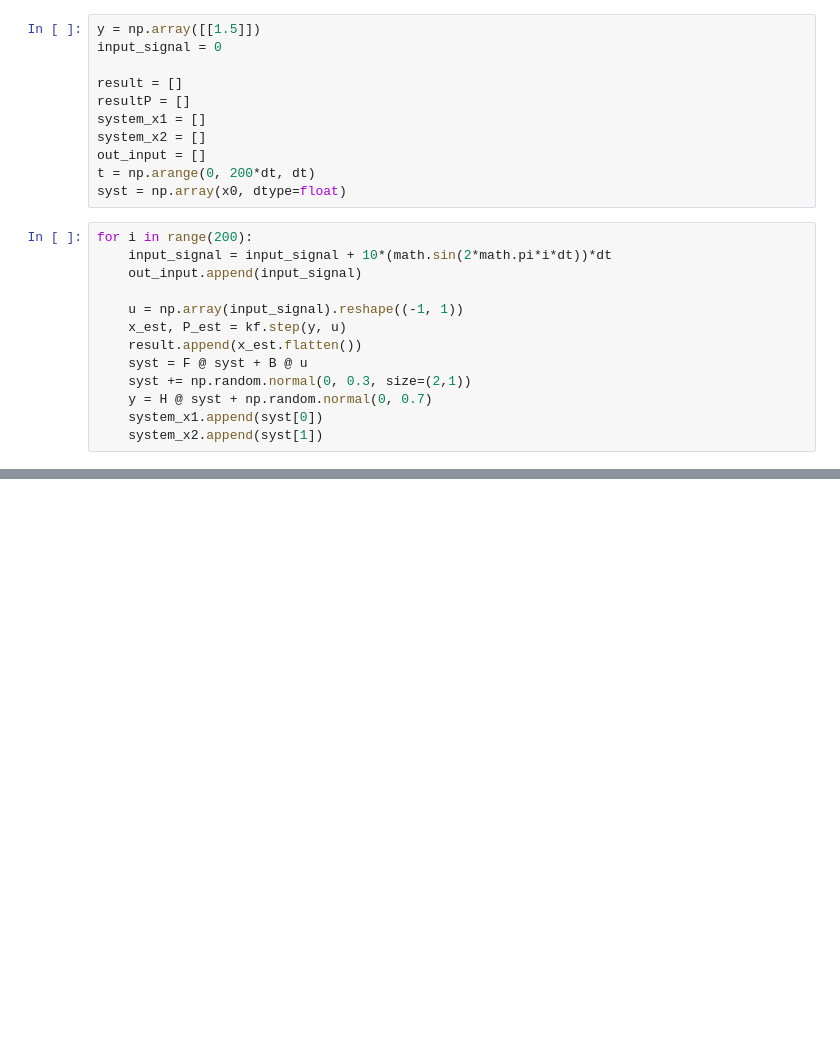
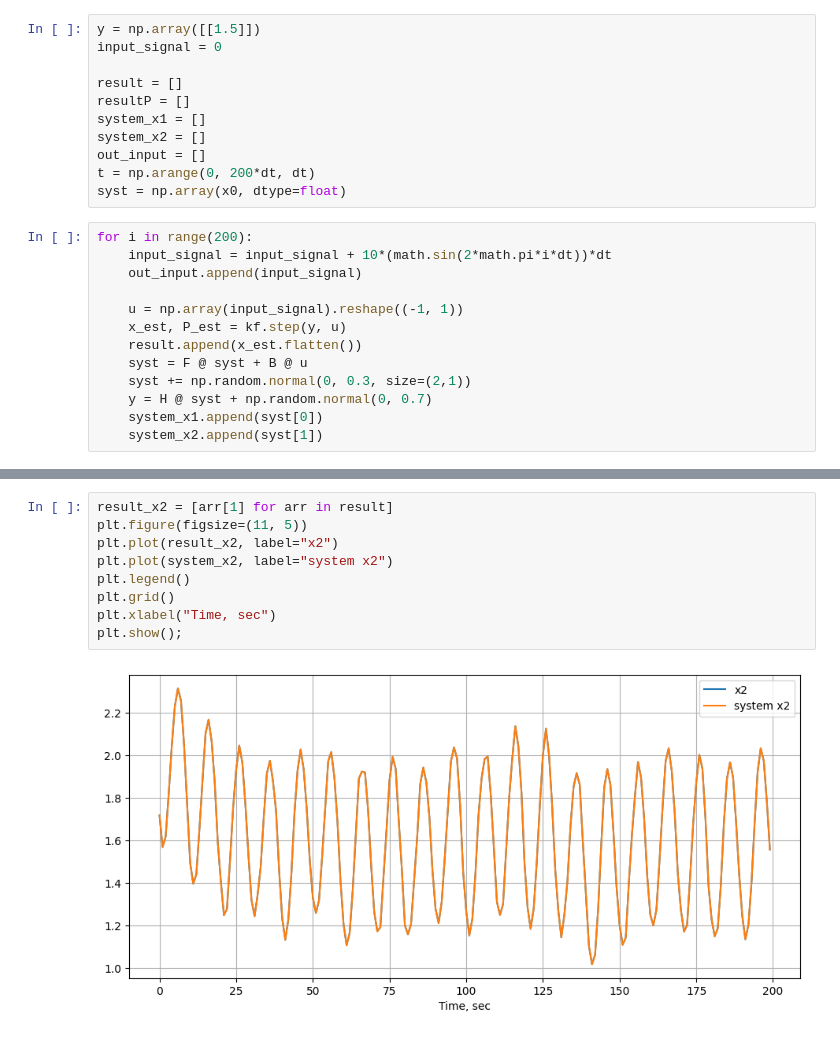
Before and after one commit to AlexeyMarg/fdi_flow, a Jupyter notebook: examples/state_observers.ipynb, the cells around one changed output, grey strips where cells are left out. Saved outputs shown, nothing was run; the diff lists cells and outputs as text; blank space fills up the shorter version.

```diff
--- a/examples/state_observers.ipynb
+++ b/examples/state_observers.ipynb
@@ -144,0 +206,11 @@ plt.show();
+# %%
+result_x2 = [arr[1] for arr in result]
+plt.figure(figsize=(11, 5))
+plt.plot(result_x2, label="x2")
+plt.plot(system_x2, label="system x2")
+plt.legend()
+plt.grid()
+plt.xlabel("Time, sec")
+plt.show();
+# %% [output]
+[figure, added]
```
Also changed, not shown: parts of 10 cells of this notebook, 1 other file.
